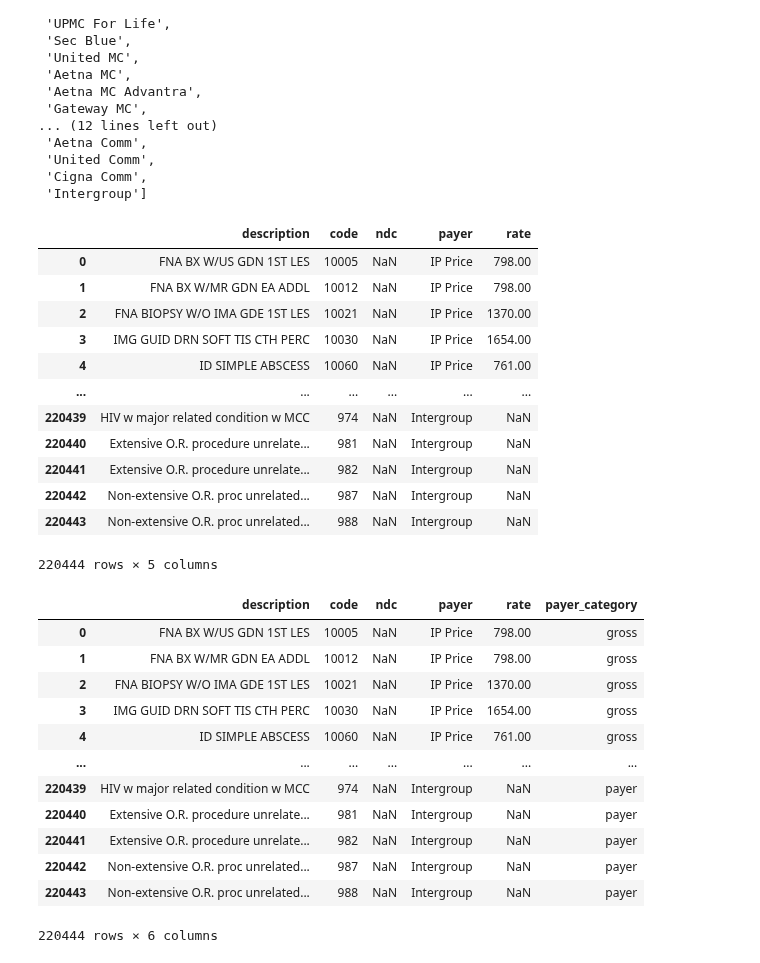
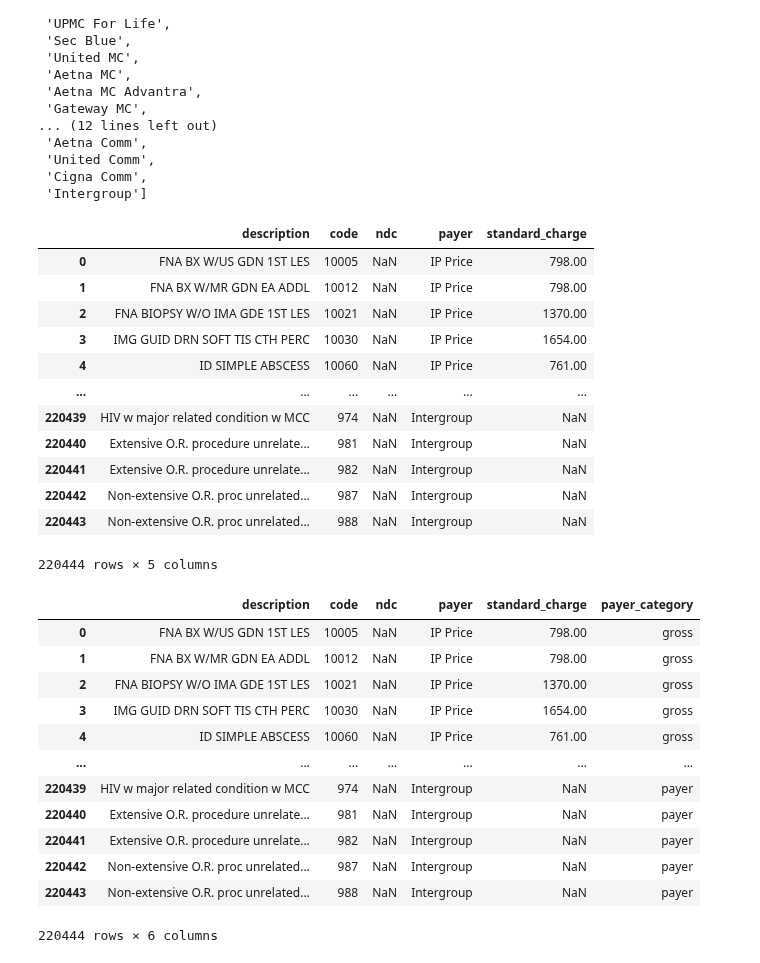
Before and after one commit to rl1987/dolthub-bounty-transparency-in-pricing, a Jupyter notebook: UPMC.ipynb, the cells around one changed output. Cells and saved outputs as stored; diff of their text form; code cells hidden in the pictures.

```diff
--- a/UPMC.ipynb
+++ b/UPMC.ipynb
@@ -44,7 +42,7 @@ subprocess.run(["wget", "--no-clobber", url, "-O", filename])
 File ‘274814831_upmc-east_standardcharges.csv’ already there; not retrieving.
 CompletedProcess(args=['wget', '--no-clobber', 'https://dam.upmc.com/-/media/upmc/locations/hospitals/documents/cdm-json-files/274814831_upmc-east_standardcharges.csv', '-O', '274814831_upmc-east_stan ...
 # %%
-df_in = pd.read_csv(filename, dtype='str', encoding='latin-1', low_memory=False)
+df_in = pd.read_csv(filename, dtype={'CPT/DRG': str, 'NDC': str}, encoding='latin-1', low_memory=False)
 df_in
 # %% [output]
 |  | Hospital | Description | CPT/DRG | NDC | IP Price | OP Price | IP Cash Price | OP Cash Price | Min Rate | ... |
@@ -84,7 +82,11 @@ df_mid
 | 7872 | Non-extensive O.R. proc unrelated... | 988 | NaN | $93,809.13 | NaN | $75,047.30 | NaN | $9,846.94 | $37,523.65 | ... |
 7873 rows × 31 columns
 # %%
-money_columns = df_mid.columns.to_list()[3:]
+money_idx = 3
+if not 'ndc' in df_mid.columns:
+    money_idx = 2
+
+money_columns = df_mid.columns.to_list()[money_idx:]
 
 def cleanup_dollar_value(value):
     if type(value) != str:
@@ -126,12 +128,12 @@ money_columns
  'Cigna Comm',
  'Intergroup']
 # %%
-remaining_columns = df_mid.columns.to_list()[:3] # XXX: for some files the cutoff has to be at index 2
-df_mid = pd.melt(df_mid, id_vars=remaining_columns, var_name='payer', value_name='rate')
+remaining_columns = df_mid.columns.to_list()[:money_idx]
+df_mid = pd.melt(df_mid, id_vars=remaining_columns, var_name='payer', value_name='standard_charge')
 df_mid['payer'] = df_mid['payer'].str.strip()
 df_mid
 # %% [output]
-|  | description | code | ndc | payer | rate |
+|  | description | code | ndc | payer | standard_charge |
 | 0 | FNA BX W/US GDN 1ST LES | 10005 | NaN | IP Price | 798.00 |
 | 1 | FNA BX W/MR GDN EA ADDL | 10012 | NaN | IP Price | 798.00 |
 | 2 | FNA BIOPSY W/O IMA GDE 1ST LES | 10021 | NaN | IP Price | 1370.00 |
@@ -160,7 +162,7 @@ def payer_category_from_payer_orig(payer_orig):
 df_mid['payer_category'] = df_mid['payer'].apply(payer_category_from_payer_orig)
 df_mid
 # %% [output]
-|  | description | code | ndc | payer | rate | payer_category |
+|  | description | code | ndc | payer | standard_charge | payer_category |
 | 0 | FNA BX W/US GDN 1ST LES | 10005 | NaN | IP Price | 798.00 | gross |
 | 1 | FNA BX W/MR GDN EA ADDL | 10012 | NaN | IP Price | 798.00 | gross |
 | 2 | FNA BIOPSY W/O IMA GDE 1ST LES | 10021 | NaN | IP Price | 1370.00 | gross |
```
Also changed, not shown: parts of 9 cells of this notebook.
